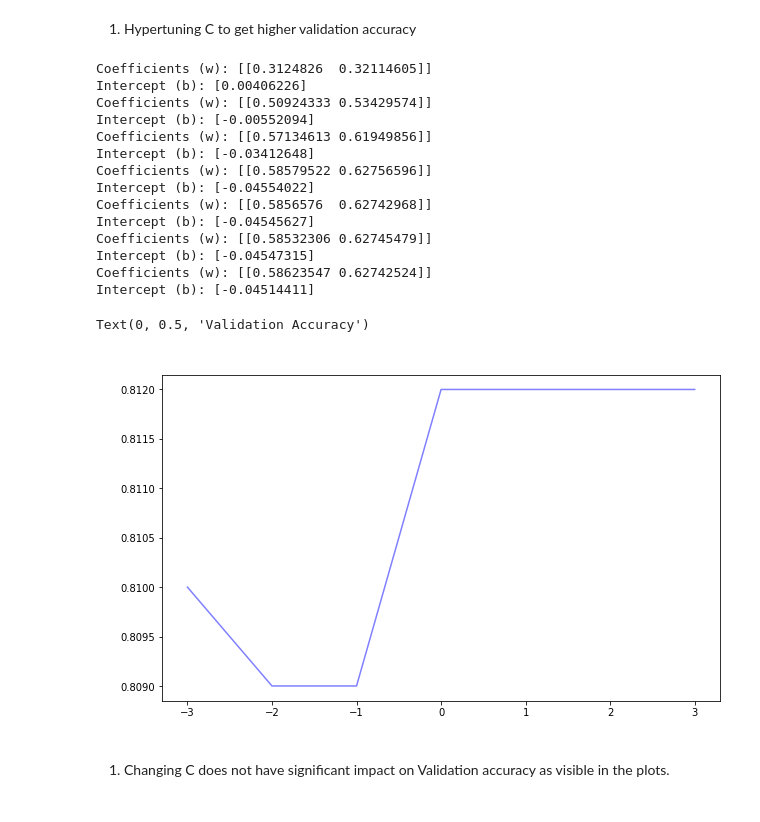
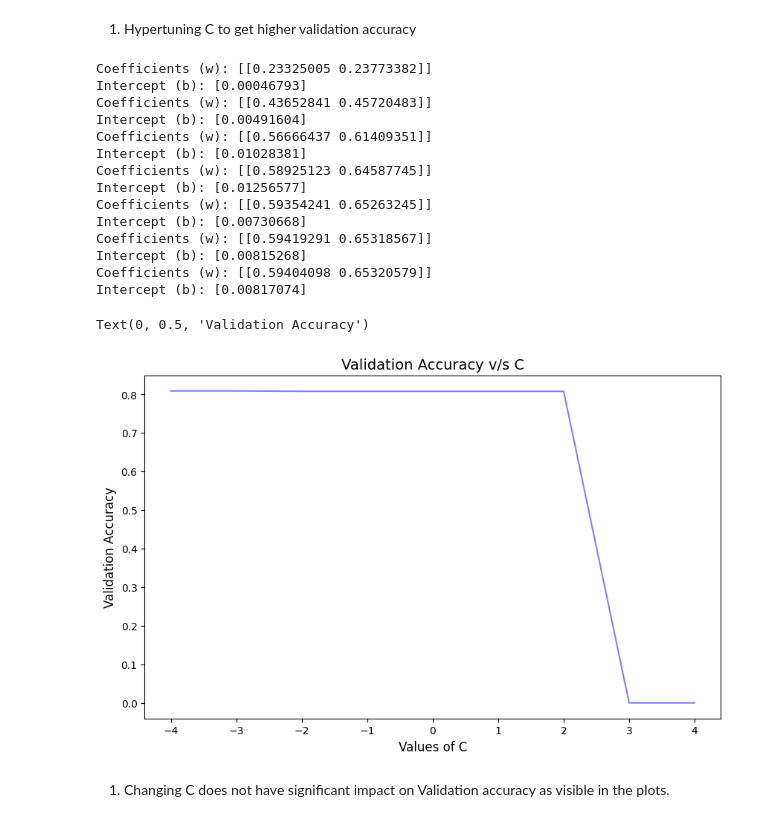
Before and after one commit to princekain/Machine_Learning, a Jupyter notebook: SVM/SVM_Overlapping.ipynb, the cells around one changed output. Cells and saved outputs as stored; diff of their text form; code cells hidden in the pictures.

```diff
--- a/SVM/SVM_Overlapping.ipynb
+++ b/SVM/SVM_Overlapping.ipynb
@@ -136,53 +136,53 @@ from sklearn.svm import SVC
 import numpy as np
 import pandas as pd
 import matplotlib.pyplot as plt
 from sklearn.model_selection import train_test_split
 from scipy.optimize import minimize
 df=pd.read_csv('linear_overlapping.csv')
 train_df, val_df = train_test_split(df, test_size=0.20, random_state=42)
 
 # Extracting values for training set
 x1_val = val_df['x1'].values
 x2_val = val_df['x2'].values
 y_val = val_df['y'].values
 
 
 x1_val = np.column_stack((val_df['x1'].values, val_df['x2'].values))
 y_val = val_df['y'].values.astype(float)
 N = len(y_val)
-valid_acc=[0.0,0.0,0.0,0.0,0.0,0.0,0.0]
-C=[0.001,0.01,0.1,1,10,100,1000]
+valid_acc=[0.0,0.0,0.0,0.0,0.0,0.0,0.0,0.0,0.0]
+C=[0.0001,0.001,0.01,0.1,1,10,100,1000,10000]
 # kernel='linear' uses the exact same math you are trying to write
 for i in range(0,7,1):
     model = SVC(kernel='linear', C=C[i])
-    model.fit(x1_val, y_val)
+    model.fit(X_train, y_train)
 
     print("Coefficients (w):", model.coef_)
     print("Intercept (b):", model.intercept_)
     y_val_pred = model.predict(x1_val)
     valid_acc[i]=np.sum(y_val_pred == y_val) / len(y_val)
 
 plt.figure(figsize=(10,6))
 plt.plot(np.log10(C), valid_acc,color="blue",alpha=0.5,label='Original Data')
-plt.title('Validation Accuracy v/s C', fontsize=14, color='white')
-plt.xlabel('Values of C', fontsize=12,color='white')
-plt.ylabel('Validation Accuracy', fontsize=12,color='white')
+plt.title('Validation Accuracy v/s C', fontsize=14, color='black')
+plt.xlabel('Values of C', fontsize=12,color='black')
+plt.ylabel('Validation Accuracy', fontsize=12,color='black')
 # %% [output]
-Coefficients (w): [[0.3124826  0.32114605]]
-Intercept (b): [0.00406226]
-Coefficients (w): [[0.50924333 0.53429574]]
-Intercept (b): [-0.00552094]
-Coefficients (w): [[0.57134613 0.61949856]]
-Intercept (b): [-0.03412648]
-Coefficients (w): [[0.58579522 0.62756596]]
-Intercept (b): [-0.04554022]
-Coefficients (w): [[0.5856576  0.62742968]]
-Intercept (b): [-0.04545627]
-Coefficients (w): [[0.58532306 0.62745479]]
-Intercept (b): [-0.04547315]
-Coefficients (w): [[0.58623547 0.62742524]]
-Intercept (b): [-0.04514411]
+Coefficients (w): [[0.23325005 0.23773382]]
+Intercept (b): [0.00046793]
+Coefficients (w): [[0.43652841 0.45720483]]
+Intercept (b): [0.00491604]
+Coefficients (w): [[0.56666437 0.61409351]]
+Intercept (b): [0.01028381]
+Coefficients (w): [[0.58925123 0.64587745]]
+Intercept (b): [0.01256577]
+Coefficients (w): [[0.59354241 0.65263245]]
+Intercept (b): [0.00730668]
+Coefficients (w): [[0.59419291 0.65318567]]
+Intercept (b): [0.00815268]
+Coefficients (w): [[0.59404098 0.65320579]]
+Intercept (b): [0.00817074]
 Text(0, 0.5, 'Validation Accuracy')
-[figure, old version]
+[figure, new version]
 # %% [markdown]
 1. Changing C does not have significant impact on Validation accuracy as visible in the plots.
```
Also changed, not shown: parts of 2 cells of this notebook, 23 other files.
